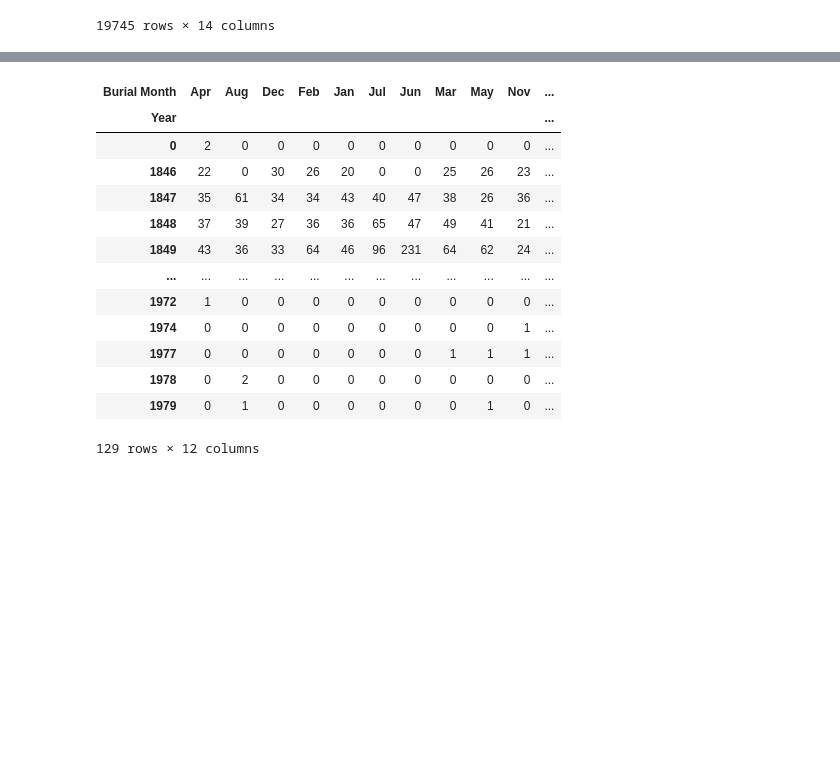
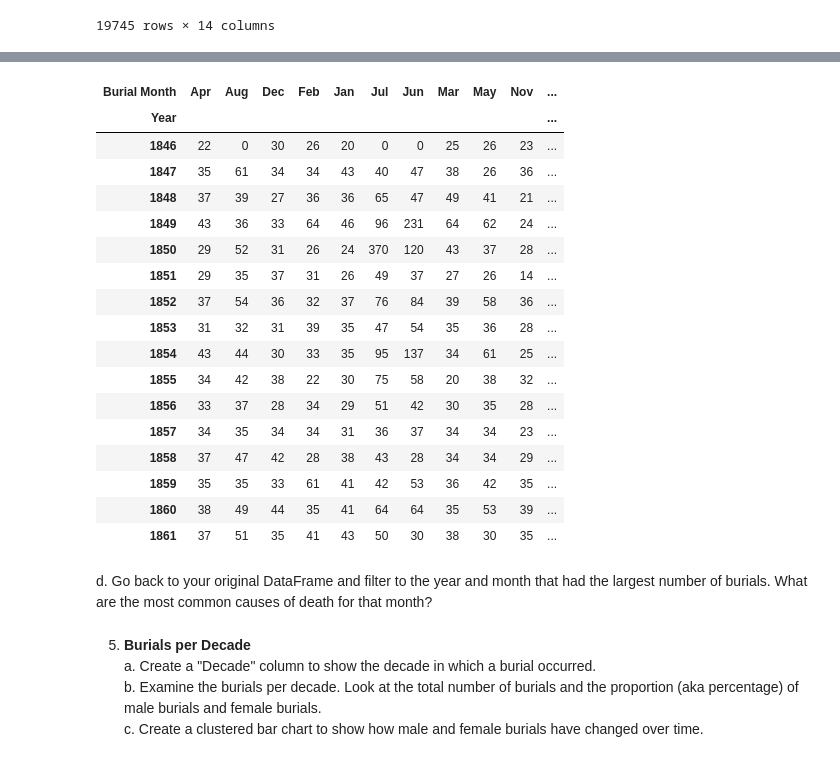
Before and after one commit to NSS-Data-Analytics-Cohort-10/advanced-pandas-Daniel-Hoover, a Jupyter notebook: Notebooks/advpandas.ipynb, the cells around one changed output, grey strips where cells are left out. Saved outputs shown, nothing was run; the diff lists cells and outputs as text; code cells hidden in the pictures; blank space fills up the shorter version.

```diff
--- a/Notebooks/advpandas.ipynb
+++ b/Notebooks/advpandas.ipynb
@@ -171,7 +171,9 @@ ccdf
 | 19744 | 5-1881 | Eves, R. | Apr | 4.0 | 25.0 | NaN | M | W. | 54.0 | City | ... |
 19745 rows × 14 columns
 # %%
-years=ccdf['Year'].fillna(0).astype(int)
-years
-#years = years>1845 & years<1861
+ccdf['Year']=ccdf['Year'].fillna(0)
+ccdf['Year'] = ccdf['Year'].astype(int)
+ccdf
+#years = years.between(1846,1860)
+#years
 # %% [output]
@@ -189,0 +193,3 @@ Name: Year, Length: 19745, dtype: int32
+# %%
+filter_years=ccdf.loc[ccdf['Year'].between(1846,1861)]
+filter_years
@@ -190,17 +210,22 @@ Name: Year, Length: 19745, dtype: int32
 # %%
-pd.crosstab(columns=ccdf['Burial Month'], index=years)
+booger= pd.crosstab(filter_years['Year'], ccdf['Burial Month'])
+booger
 # %% [output]
 | Burial Month | Apr | Aug | Dec | Feb | Jan | Jul | Jun | Mar | May | Nov | ... |
 | Year |  |  |  |  |  |  |  |  |  |  | ... |
-| 0 | 2 | 0 | 0 | 0 | 0 | 0 | 0 | 0 | 0 | 0 | ... |
 | 1846 | 22 | 0 | 30 | 26 | 20 | 0 | 0 | 25 | 26 | 23 | ... |
 | 1847 | 35 | 61 | 34 | 34 | 43 | 40 | 47 | 38 | 26 | 36 | ... |
 | 1848 | 37 | 39 | 27 | 36 | 36 | 65 | 47 | 49 | 41 | 21 | ... |
 | 1849 | 43 | 36 | 33 | 64 | 46 | 96 | 231 | 64 | 62 | 24 | ... |
-| ... | ... | ... | ... | ... | ... | ... | ... | ... | ... | ... | ... |
-| 1972 | 1 | 0 | 0 | 0 | 0 | 0 | 0 | 0 | 0 | 0 | ... |
-| 1974 | 0 | 0 | 0 | 0 | 0 | 0 | 0 | 0 | 0 | 1 | ... |
-| 1977 | 0 | 0 | 0 | 0 | 0 | 0 | 0 | 1 | 1 | 1 | ... |
-| 1978 | 0 | 2 | 0 | 0 | 0 | 0 | 0 | 0 | 0 | 0 | ... |
-| 1979 | 0 | 1 | 0 | 0 | 0 | 0 | 0 | 0 | 1 | 0 | ... |
+| 1850 | 29 | 52 | 31 | 26 | 24 | 370 | 120 | 43 | 37 | 28 | ... |
+| 1851 | 29 | 35 | 37 | 31 | 26 | 49 | 37 | 27 | 26 | 14 | ... |
+| 1852 | 37 | 54 | 36 | 32 | 37 | 76 | 84 | 39 | 58 | 36 | ... |
+| 1853 | 31 | 32 | 31 | 39 | 35 | 47 | 54 | 35 | 36 | 28 | ... |
+| 1854 | 43 | 44 | 30 | 33 | 35 | 95 | 137 | 34 | 61 | 25 | ... |
+| 1855 | 34 | 42 | 38 | 22 | 30 | 75 | 58 | 20 | 38 | 32 | ... |
+| 1856 | 33 | 37 | 28 | 34 | 29 | 51 | 42 | 30 | 35 | 28 | ... |
+| 1857 | 34 | 35 | 34 | 34 | 31 | 36 | 37 | 34 | 34 | 23 | ... |
+| 1858 | 37 | 47 | 42 | 28 | 38 | 43 | 28 | 34 | 34 | 29 | ... |
+| 1859 | 35 | 35 | 33 | 61 | 41 | 42 | 53 | 36 | 42 | 35 | ... |
+| 1860 | 38 | 49 | 44 | 35 | 41 | 64 | 64 | 35 | 53 | 39 | ... |
+| 1861 | 37 | 51 | 35 | 41 | 43 | 50 | 30 | 38 | 30 | 35 | ... |
-129 rows × 12 columns
@@ -206,0 +243,7 @@ pd.crosstab(columns=ccdf['Burial Month'], index=years)
+# %% [markdown]
+d. Go back to your original DataFrame and filter to the year and month that had the largest number of burials. What are the most common causes of death for that month?
+# %% [markdown]
+5. **Burials per Decade**
+    a. Create a "Decade" column to show the decade in which a burial occurred.
+    b. Examine the burials per decade. Look at the total number of burials and the proportion (aka percentage) of male burials and female burials.
+    c. Create a clustered bar chart to show how male and female burials have changed over time.
```
Also changed, not shown: parts of 12 cells of this notebook.
